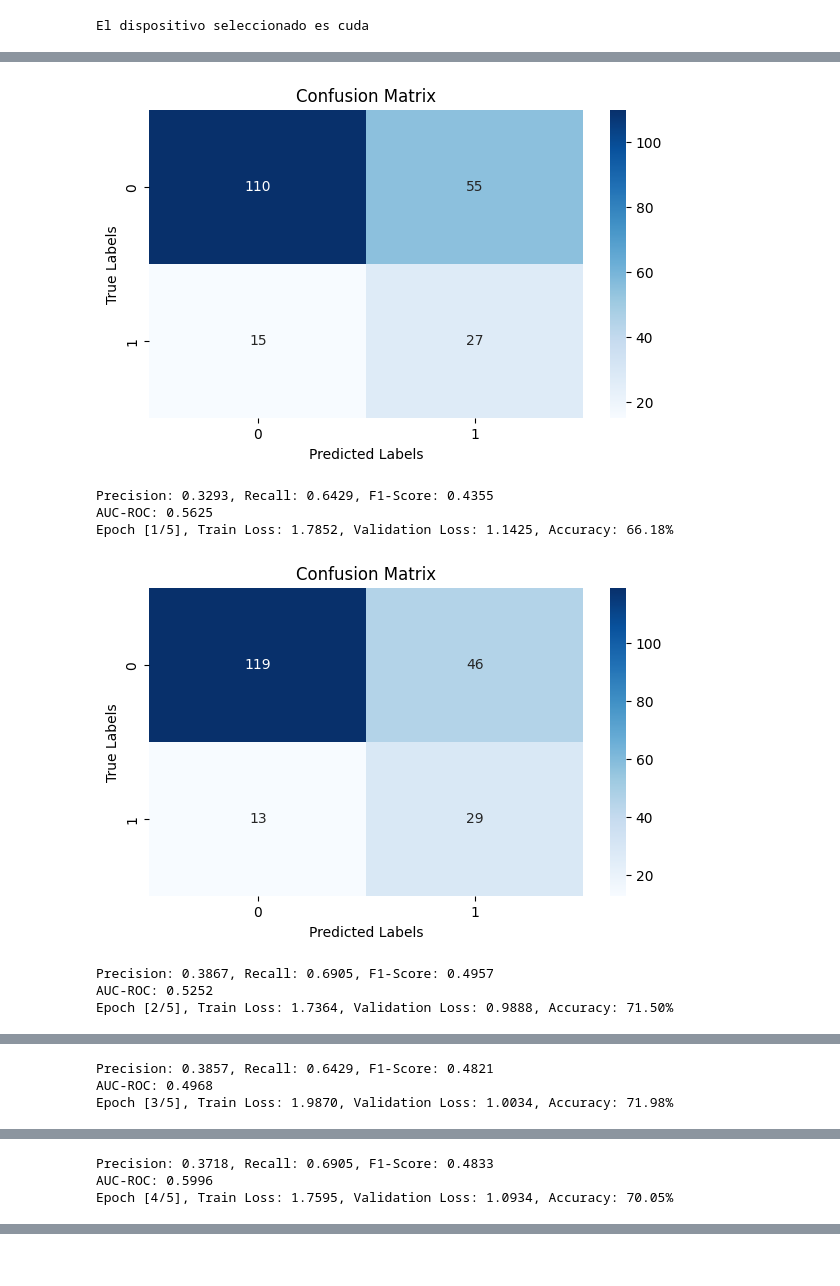
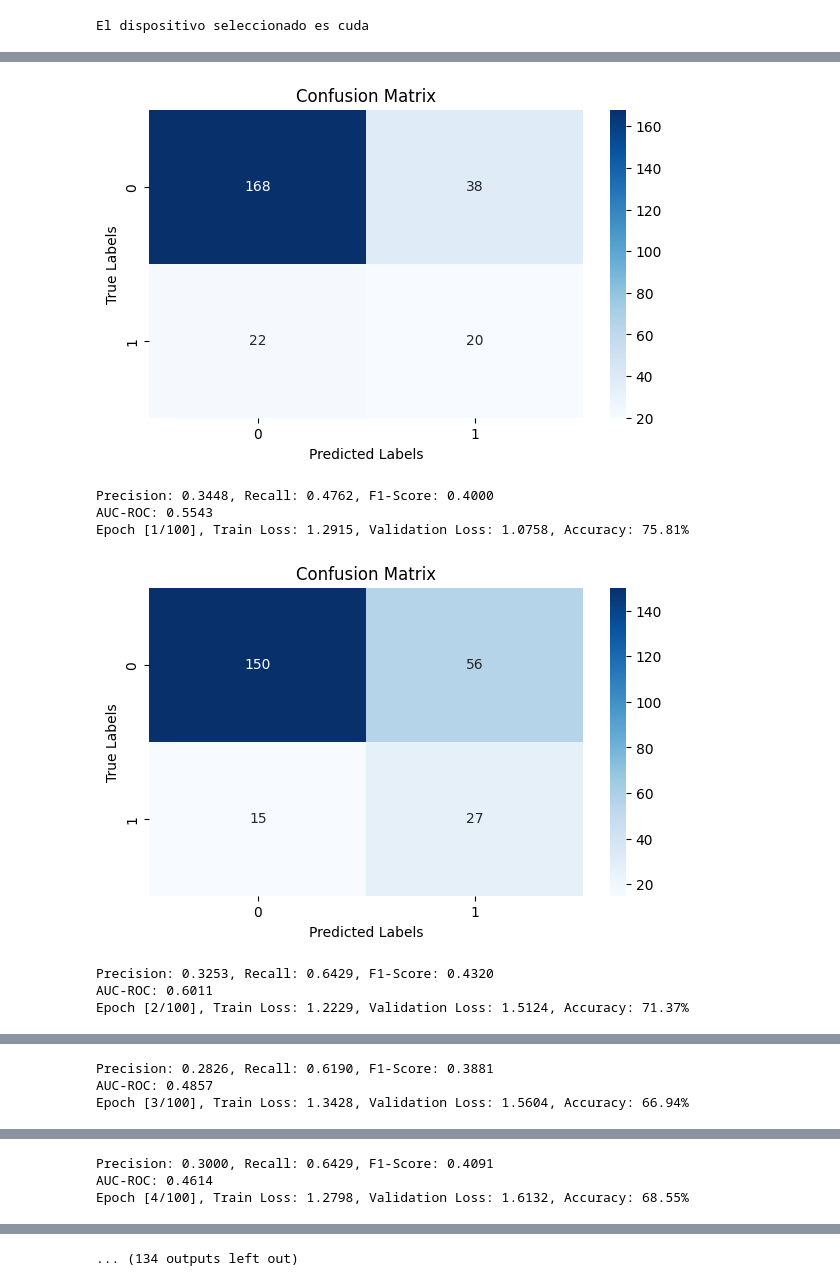
Before and after one commit to chrisnar16/TFMAgricultura, a Jupyter notebook: Red.ipynb, the cells around one changed output, grey strips where cells are left out. Drawn from its saved outputs; the diff is of its cells as text; code cells hidden in the pictures.

```diff
--- a/Red.ipynb
+++ b/Red.ipynb
@@ -60,10 +60,10 @@ transform = transforms.Compose([
     transforms.ToTensor()
 ])
 
-formats = ( 'RGB.JPG','RED.TIF','GRE.TIF','NIR.TIF','REG.TIF')
-#formats = ('RGB.JPG','NIR.TIF','REG.TIF')
+#formats = ( 'RGB.JPG','RED.TIF','GRE.TIF','NIR.TIF','REG.TIF')
+formats = ('RGB.JPG','NIR.TIF','REG.TIF')
 #formats = ('RGB.JPG',)
-dataset = CherryTreeDataset(PATH, transform=transform, formats = formats, concatenate = True, healthy_ratio=4)
+dataset = CherryTreeDataset(PATH, transform=transform, formats = formats, concatenate = True, healthy_ratio=5)
 # %%
 images, label = dataset[20]
 plot_spectra(images, label)
@@ -128,12 +127,11 @@ Ratio de muestras saludables en prueba: 0.7971
 # %%
 #resnet = models.squeezenet1_1(SqueezeNet1_1_Weights.IMAGENET1K_V1)
-#resnet = models.resnet18(weights=ResNet18_Weights.IMAGENET1K_V1)
-resnet = models.resnet50(weights=ResNet50_Weights.IMAGENET1K_V1)
+resnet = models.resnet101(ResNet101_Weights.IMAGENET1K_V1)
+#resnet = models.resnet50(weights=ResNet50_Weights.IMAGENET1K_V2)
 # Adapta el modelo para aceptar 4 canales
-resnet = adapt_resnet_channels(resnet, 7)
+resnet = adapt_resnet_channels(resnet, 5)
 
 print(resnet)
-
 
 num_classes = 2  # Número de clases en tu dataset
 
@@ -163,8 +161,8 @@ for param in resnet.parameters():
 
 
 # Descongelar todas las capas en `layer4`
-for param in resnet.layer4.parameters():
-    param.requires_grad = True
+#for param in resnet.layer4.parameters():
+#    param.requires_grad = True
 #for param in resnet.layer3.parameters():
 #    param.requires_grad = True
 #for param in resnet.conv1.parameters():
@@ -205,8 +204,8 @@ for param in resnet.parameters():
     param.requires_grad = True
 
 criterion = torch.nn.BCEWithLogitsLoss()
-optimizer = torch.optim.Adam(filter(lambda p: p.requires_grad, resnet.parameters()), lr=0.0000001, weight_decay=1e-4 )
-num_epochs = 5
+optimizer = torch.optim.Adam(filter(lambda p: p.requires_grad, resnet.parameters()), lr=0.0000001, weight_decay=1e-3 )
+num_epochs = 100
 for epoch in range(num_epochs):
     resnet.train()
     train_loss = 0
@@ -252,38 +251,38 @@ for epoch in range(num_epochs):
     # Convierte a arrays numpy para la matriz de confusión
     all_predicted = np.array(all_predicted)
     all_labels = np.array(all_labels)
 
     # Calculando la matriz de confusión
     conf_matrix = confusion_matrix(all_labels, all_predicted)
     plt.figure(figsize=(7,4))
     sns.heatmap(conf_matrix, annot=True, fmt='d', cmap='Blues')
     plt.xlabel('Predicted Labels')
     plt.ylabel('True Labels')
     plt.title('Confusion Matrix')
     plt.show()
 
     precision, recall, f1, _ = precision_recall_fscore_support(all_labels, all_predicted, average='binary')
     print(f'Precision: {precision:.4f}, Recall: {recall:.4f}, F1-Score: {f1:.4f}')
 
     # Si quieres calcular el AUC-ROC (necesitas las probabilidades, no las etiquetas binarias)
     all_probs = []
     with torch.no_grad():
         for images, _ in test_loader:
             images = images.to(device)
             outputs = resnet(images)
             probs = torch.sigmoid(outputs).cpu().numpy().flatten()
             all_probs.extend(probs)
 
     auc_roc = roc_auc_score(all_labels, all_probs)
     print(f'AUC-ROC: {auc_roc:.4f}')
 
     print(f'Epoch [{epoch+1}/{num_epochs}], Train Loss: {train_loss:.4f}, Validation Loss: {validation_loss:.4f}, Accuracy: {accuracy:.2f}%')
 # %% [output]
-[figure, old version]
+[figure, new version]
-Precision: 0.3293, Recall: 0.6429, F1-Score: 0.4355
-AUC-ROC: 0.5625
-Epoch [1/5], Train Loss: 1.7852, Validation Loss: 1.1425, Accuracy: 66.18%
+Precision: 0.3448, Recall: 0.4762, F1-Score: 0.4000
+AUC-ROC: 0.5543
+Epoch [1/100], Train Loss: 1.2915, Validation Loss: 1.0758, Accuracy: 75.81%
-[figure, old version]
+[figure, new version]
-Precision: 0.3867, Recall: 0.6905, F1-Score: 0.4957
-AUC-ROC: 0.5252
-Epoch [2/5], Train Loss: 1.7364, Validation Loss: 0.9888, Accuracy: 71.50%
+Precision: 0.3253, Recall: 0.6429, F1-Score: 0.4320
+AUC-ROC: 0.6011
+Epoch [2/100], Train Loss: 1.2229, Validation Loss: 1.5124, Accuracy: 71.37%
@@ -291,3 +290,3 @@ Epoch [2/5], Train Loss: 1.7364, Validation Loss: 0.9888, Accuracy: 71.50%
-Precision: 0.3857, Recall: 0.6429, F1-Score: 0.4821
-AUC-ROC: 0.4968
-Epoch [3/5], Train Loss: 1.9870, Validation Loss: 1.0034, Accuracy: 71.98%
+Precision: 0.2826, Recall: 0.6190, F1-Score: 0.3881
+AUC-ROC: 0.4857
+Epoch [3/100], Train Loss: 1.3428, Validation Loss: 1.5604, Accuracy: 66.94%
@@ -295,3 +294,3 @@ Epoch [3/5], Train Loss: 1.9870, Validation Loss: 1.0034, Accuracy: 71.98%
-Precision: 0.3718, Recall: 0.6905, F1-Score: 0.4833
-AUC-ROC: 0.5996
-Epoch [4/5], Train Loss: 1.7595, Validation Loss: 1.0934, Accuracy: 70.05%
+Precision: 0.3000, Recall: 0.6429, F1-Score: 0.4091
+AUC-ROC: 0.4614
+Epoch [4/100], Train Loss: 1.2798, Validation Loss: 1.6132, Accuracy: 68.55%
@@ -302,2 +305,3 @@ Epoch [5/5], Train Loss: 1.6766, Validation Loss: 1.0551, Accuracy: 68.60%
+... (134 outputs left out)
 # %%
 print((predicted == labels))
```
Also changed, not shown: parts of 7 cells of this notebook, 1 other file.
